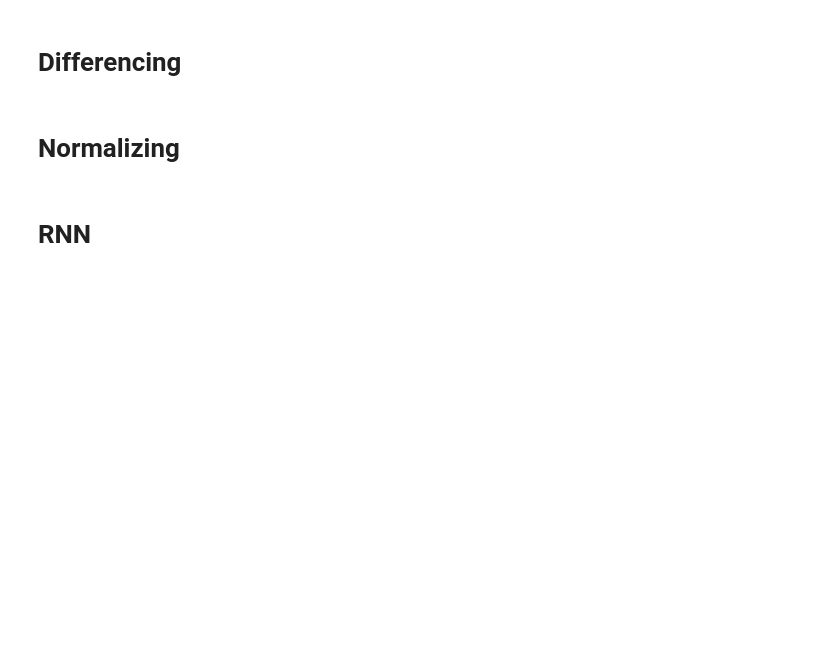
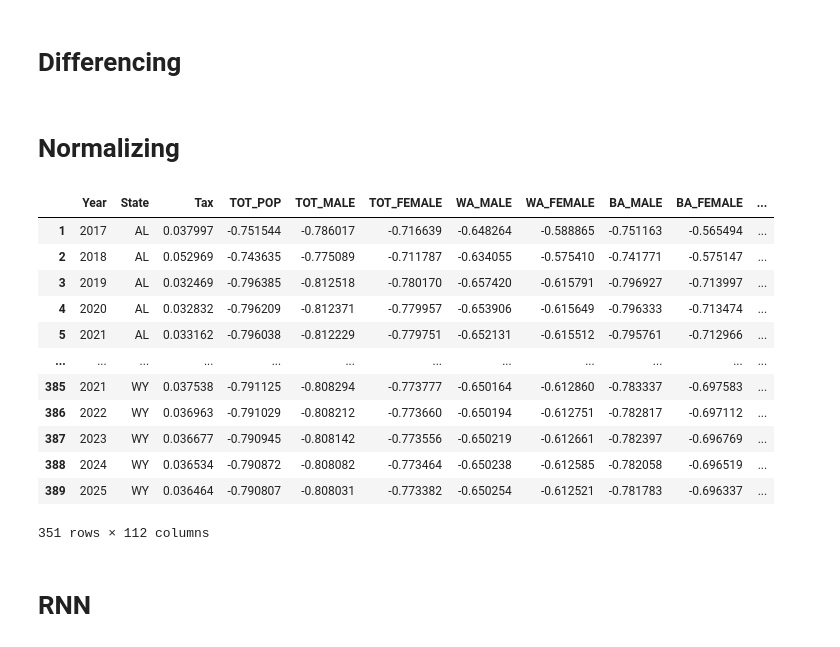
Before and after one commit to MiladMt11/ABA-Spring2023, a Jupyter notebook: 3. Corr & RNN.ipynb, the cells around one changed output. Saved outputs shown, nothing was run; the diff lists cells and outputs as text; code cells hidden in the pictures; blank space fills up the shorter version.

```diff
--- a/3. Corr & RNN.ipynb
+++ b/3. Corr & RNN.ipynb
@@ -108,3 +156,21 @@ test_data_compare_acc = test_data[test_data['Year'] >= min_year_test]
+# %%
+future_data = pd.DataFrame(row_list).explode([x for x in list(train_fc_features.columns[:-7]) if x!= 'State'])
+future_data = future_data.reset_index(drop=True)
+
+future_data = pd.concat([future_data, df[(df['Year']>= min_year_test-seq_length_plus_diff) & (df['Year']< min_year_test)]], axis=0)
+future_data = future_data.sort_values(by=['State','Year'])
+future_data = future_data.reset_index(drop=True)
+
+
+with open('./Data/Pickle Files/future_data.pickle', 'wb') as f:
+    pickle.dump(future_data, f, protocol=pickle.HIGHEST_PROTOCOL)
+
+
+
+
+
+with open('./Data/Pickle Files/future_data.pickle', 'rb') as f:
+    future_data = pickle.load(f)
 # %% [markdown]
 # Differencing
 # %%
@@ -119,9 +185,10 @@ def df_diff(df):
     for state in state_list:
 
         df_state = df[df['State'] == state]
-        df_state_diff = df_state.iloc[:,2:].diff().dropna()
+        df_state_diff = df_state.iloc[:,2:].diff()
         df_state = pd.concat([df_state[['Year', 'State']] , df_state_diff ], axis=1)
-        df_state.dropna(inplace=True)
+        df_state.dropna(how='all', subset=list(df_state.columns)[2:],inplace=True)
+
 
         df_diff = pd.concat([df_diff, df_state], axis=0)
 
@@ -134,6 +201,7 @@ def df_diff(df):
 base_df_train, train_data = df_diff(train_data)
 base_df_val,val_data = df_diff(val_data)
 base_df_test,test_data = df_diff(test_data)
+base_df_future,future_data = df_diff(future_data)
 # %% [markdown]
 # Normalizing
 # %%
@@ -156,9 +224,29 @@ val_data[columns_to_normalize] = scaler_val.fit_transform(val_data[columns_to_no
 
 test_data[columns_to_normalize] = scaler_test.fit_transform(test_data[columns_to_normalize])
 
+future_data[columns_to_normalize] = scaler_val.transform(future_data[columns_to_normalize])
+
+
+
 
 df_cols = list(df.columns)
 input_cols = [c for c in df_cols if c not in ['Year','State','StateDesc','CAN10_1','CAN11_1','CAN5_1','CAN6_1','CAN7_1','CAN8_1','CAN9_1']]
+# %%
+future_data
+# %% [output]
+|  | Year | State | Tax | TOT_POP | TOT_MALE | TOT_FEMALE | WA_MALE | WA_FEMALE | BA_MALE | BA_FEMALE | ... |
+| 1 | 2017 | AL | 0.037997 | -0.751544 | -0.786017 | -0.716639 | -0.648264 | -0.588865 | -0.751163 | -0.565494 | ... |
+| 2 | 2018 | AL | 0.052969 | -0.743635 | -0.775089 | -0.711787 | -0.634055 | -0.575410 | -0.741771 | -0.575147 | ... |
+| 3 | 2019 | AL | 0.032469 | -0.796385 | -0.812518 | -0.780170 | -0.657420 | -0.615791 | -0.796927 | -0.713997 | ... |
+| 4 | 2020 | AL | 0.032832 | -0.796209 | -0.812371 | -0.779957 | -0.653906 | -0.615649 | -0.796333 | -0.713474 | ... |
+| 5 | 2021 | AL | 0.033162 | -0.796038 | -0.812229 | -0.779751 | -0.652131 | -0.615512 | -0.795761 | -0.712966 | ... |
+| ... | ... | ... | ... | ... | ... | ... | ... | ... | ... | ... | ... |
+| 385 | 2021 | WY | 0.037538 | -0.791125 | -0.808294 | -0.773777 | -0.650164 | -0.612860 | -0.783337 | -0.697583 | ... |
+| 386 | 2022 | WY | 0.036963 | -0.791029 | -0.808212 | -0.773660 | -0.650194 | -0.612751 | -0.782817 | -0.697112 | ... |
+| 387 | 2023 | WY | 0.036677 | -0.790945 | -0.808142 | -0.773556 | -0.650219 | -0.612661 | -0.782397 | -0.696769 | ... |
+| 388 | 2024 | WY | 0.036534 | -0.790872 | -0.808082 | -0.773464 | -0.650238 | -0.612585 | -0.782058 | -0.696519 | ... |
+| 389 | 2025 | WY | 0.036464 | -0.790807 | -0.808031 | -0.773382 | -0.650254 | -0.612521 | -0.781783 | -0.696337 | ... |
+351 rows × 112 columns
 # %% [markdown]
 # RNN
 # %%
```
Also changed, not shown: parts of 24 cells of this notebook, 1 other file.
